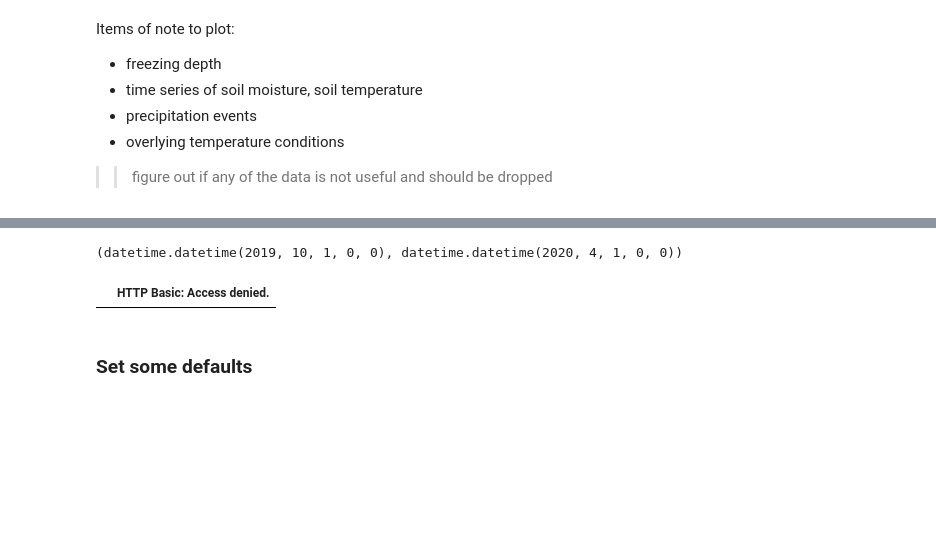
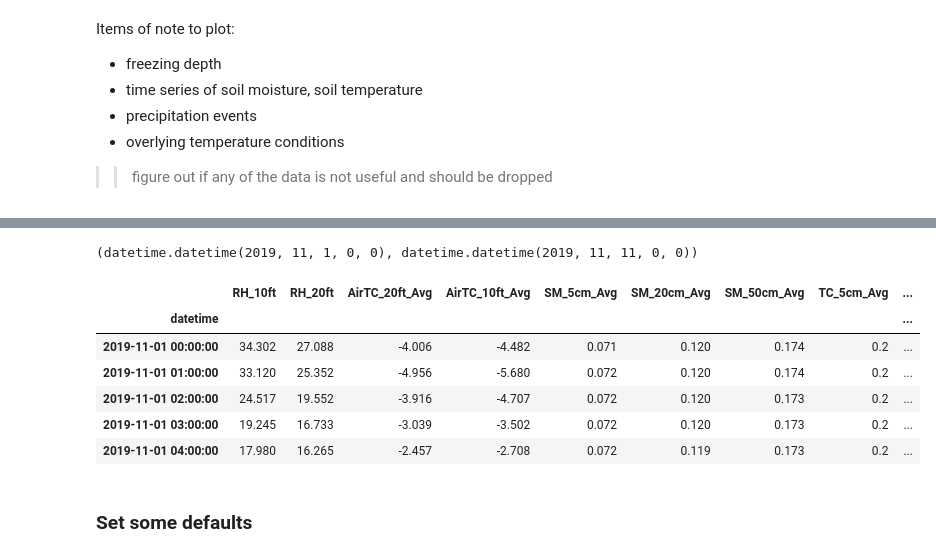
Before and after one commit to chieh89/swesarr, a Jupyter notebook: contributors/michelle/gm_metdata_ts.ipynb, the cells around one changed output, grey strips where cells are left out. Cells and saved outputs as stored; diff of their text form; code cells hidden in the pictures; blank space fills up the shorter version.

```diff
--- a/contributors/michelle/gm_metdata_ts.ipynb
+++ b/contributors/michelle/gm_metdata_ts.ipynb
@@ -21,43 +26,48 @@ import seaborn as sns
 # %%
 sns.set_palette(sns.diverging_palette(250, 30, l=65, center="dark", as_cmap=False))
 # %%
-
 # start = datetime(2019, 11, 5)
 # end = datetime(2019, 11, 6)
 
 # start = datetime(2020, 2, 7)
 # end = datetime(2020, 2, 10)
 
-start = datetime(2019, 10, 1)
-end = datetime(2020, 4, 1)
+start = datetime(2019, 11, 1)
+end = datetime(2019, 11, 11)
 
 # start = datetime(2020, 1, 1)
 # end = datetime(2020, 6, 1)
 start, end
 # %% [output]
-(datetime.datetime(2019, 10, 1, 0, 0), datetime.datetime(2020, 4, 1, 0, 0))
+(datetime.datetime(2019, 11, 1, 0, 0), datetime.datetime(2019, 11, 11, 0, 0))
 # %%
 # Read in and clean up PoR met data
-df = pd.read_csv('../../../metloom-tutorial/n5eil01u.ecs.nsidc.org/SNOWEX/SNEX_Met.001/2017.06.21/SNEX_Met_GMSP2_final_output.csv')
+df = pd.read_csv('./SNEX_Met_GMSP2_final_output.csv')
 # df = pd.read_csv('./cache/SNEX_Met_GMSP2_final_output.csv') # getting access denied
 df['datetime'] = pd.to_datetime(df['TIMESTAMP'])
 df = df.drop(columns=['TIMESTAMP']).set_index('datetime')
-variables = ['AirTC_20ft_Avg', 'AirTC_10ft_Avg',
+variables = ['RH_10ft', 'RH_20ft','AirTC_20ft_Avg', 'AirTC_10ft_Avg',
              'SM_5cm_Avg', 'SM_20cm_Avg', 'SM_50cm_Avg',
              'TC_5cm_Avg', 'TC_20cm_Avg', 'TC_50cm_Avg',
              'SnowDepthFilter(m)']
 
 drop = [col for col in df.columns if col not in variables]
 df.drop(columns=drop, inplace=True)
 # Clean the data a bit
 # Replace no data values with nan
 ndv = -9999
 df[df==ndv] = np.nan
 filtered_df = df.loc[(df.index >= start)
                      & (df.index < end)]
 filtered_df.head()
 # %% [output]
-|  | HTTP Basic: Access denied. |
+|  | RH_10ft | RH_20ft | AirTC_20ft_Avg | AirTC_10ft_Avg | SM_5cm_Avg | SM_20cm_Avg | SM_50cm_Avg | TC_5cm_Avg | ... |
+| datetime |  |  |  |  |  |  |  |  | ... |
+| 2019-11-01 00:00:00 | 34.302 | 27.088 | -4.006 | -4.482 | 0.071 | 0.120 | 0.174 | 0.2 | ... |
+| 2019-11-01 01:00:00 | 33.120 | 25.352 | -4.956 | -5.680 | 0.072 | 0.120 | 0.174 | 0.2 | ... |
+| 2019-11-01 02:00:00 | 24.517 | 19.552 | -3.916 | -4.707 | 0.072 | 0.120 | 0.173 | 0.2 | ... |
+| 2019-11-01 03:00:00 | 19.245 | 16.733 | -3.039 | -3.502 | 0.072 | 0.120 | 0.173 | 0.2 | ... |
+| 2019-11-01 04:00:00 | 17.980 | 16.265 | -2.457 | -2.708 | 0.072 | 0.119 | 0.173 | 0.2 | ... |
 # %% [markdown]
 ### Set some defaults
 # %%
```
Also changed, not shown: parts of 20 cells of this notebook.
